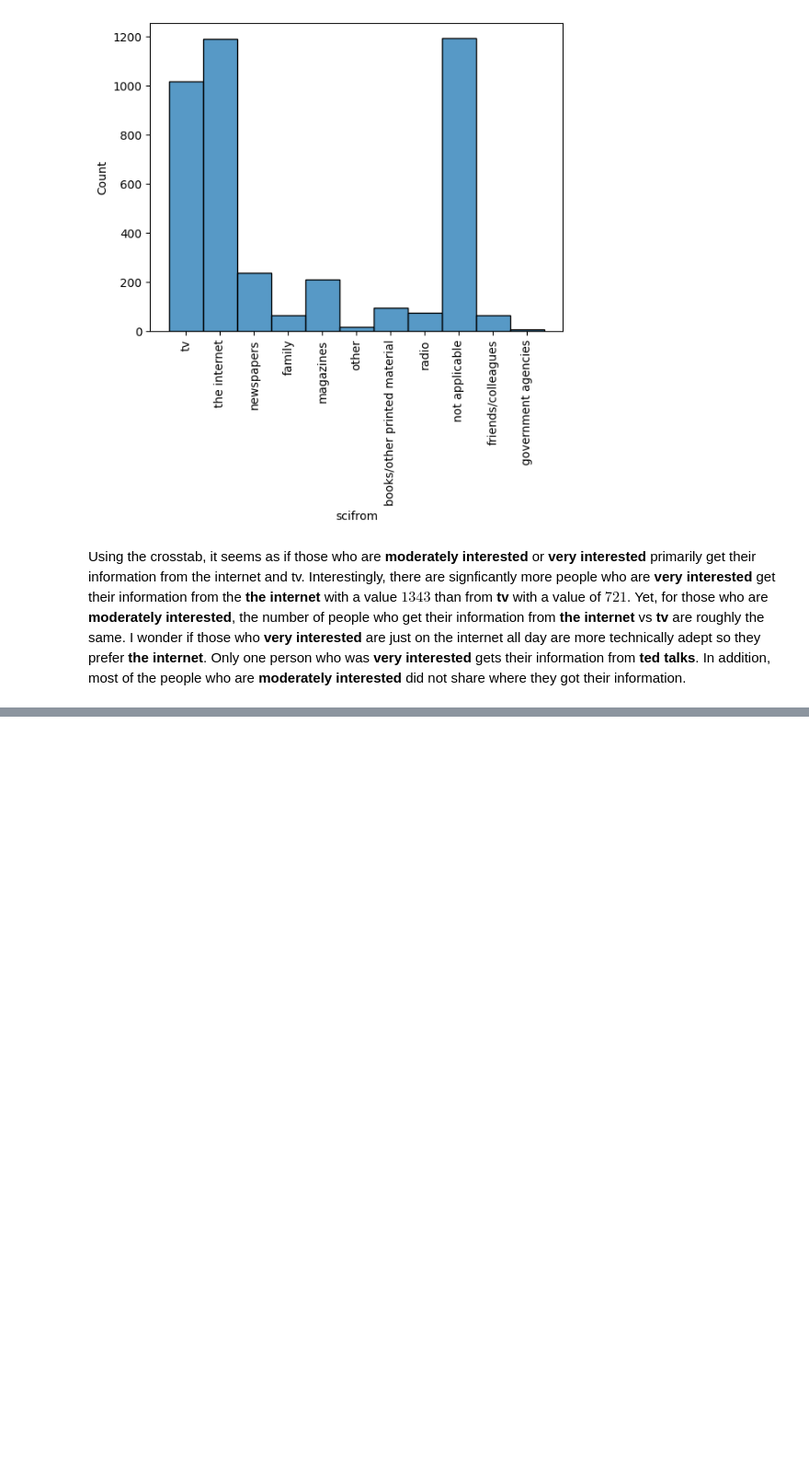
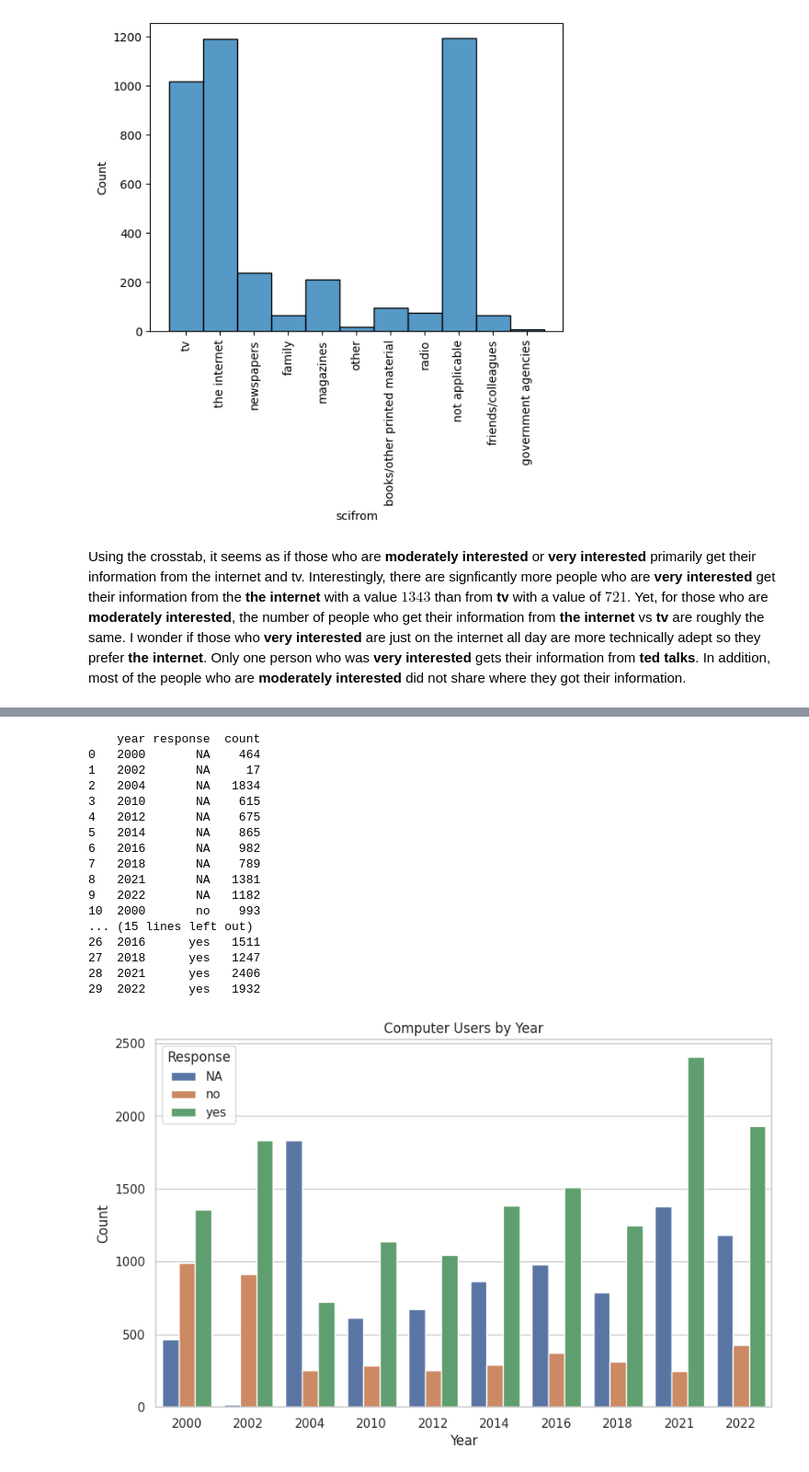
Before and after one commit to rafid-mirza/project_gss, a Jupyter notebook: Project_GSS.ipynb, the cells around one changed output, grey strips where cells are left out. Shown at 92% size. Cells and saved outputs as stored; diff of their text form; code cells hidden in the pictures; blank space fills up the shorter version.

```diff
--- a/Project_GSS.ipynb
+++ b/Project_GSS.ipynb
@@ -497,0 +540,3 @@ Using the crosstab, it seems as if those who are **moderately interested** or **
+# %%
+gss = pd.read_csv('GSS.csv') #make a dataframe from the new csv of data
+gss
@@ -497,0 +557,14 @@ Using the crosstab, it seems as if those who are **moderately interested** or **
+# %%
+#DATA CLEANING FOR USEWWW AND COMPUSE VARIABLES
+
+#remove years question was not asked: 1972-98, 2006-08
+gss = gss.iloc[38117:,:] #1972-98
+gss = gss.reset_index(drop=True)
+
+gss = pd.concat([gss.iloc[1:8394, :], gss.iloc[14928:,:]], ignore_index=True)
+gss = gss.reset_index(drop=True)
+
+#handle missing data
+#doing only one type: not answered/applicable (NA)
+gss = gss.replace(np.nan, 'NA')
+gss
@@ -497,0 +585,41 @@ Using the crosstab, it seems as if those who are **moderately interested** or **
+# %%
+#VISUALIZATION FOR COMPUSE VARIABLE
+
+compuse = gss.loc[:,'year':'compuse'] #separate the compuse data
+
+#group the responses by year
+yearly_totals = compuse.groupby('year')['compuse'].value_counts().unstack(fill_value=0).reset_index()
+
+#melt the data to get counts of yes, no, and na
+yearly_totals = yearly_totals.melt(id_vars='year', var_name='response', value_name='count')
+print(yearly_totals)
+
+# Bar plot - here we see the number of computer users increasing from year to year and
+#the 'no' response decreasing relative to the 'yes' response
+plt.figure(figsize=(10, 6))  # Adjust the figure size as needed
+sns.set(style="whitegrid")
+sns.barplot(x='year', y='count',hue = 'response', data=yearly_totals)
+plt.title('Computer Users by Year')
+plt.xlabel('Year')
+plt.ylabel('Count')
+plt.legend(title='Response')
+plt.show()
+# %% [output]
+    year response  count
+0   2000       NA    464
+1   2002       NA     17
+2   2004       NA   1834
+3   2010       NA    615
+4   2012       NA    675
+5   2014       NA    865
+6   2016       NA    982
+7   2018       NA    789
+8   2021       NA   1381
+9   2022       NA   1182
+10  2000       no    993
+... (15 lines left out)
+26  2016      yes   1511
+27  2018      yes   1247
+28  2021      yes   2406
+29  2022      yes   1932
+[figure, added]
```
Also changed, not shown: parts of 10 cells of this notebook.
